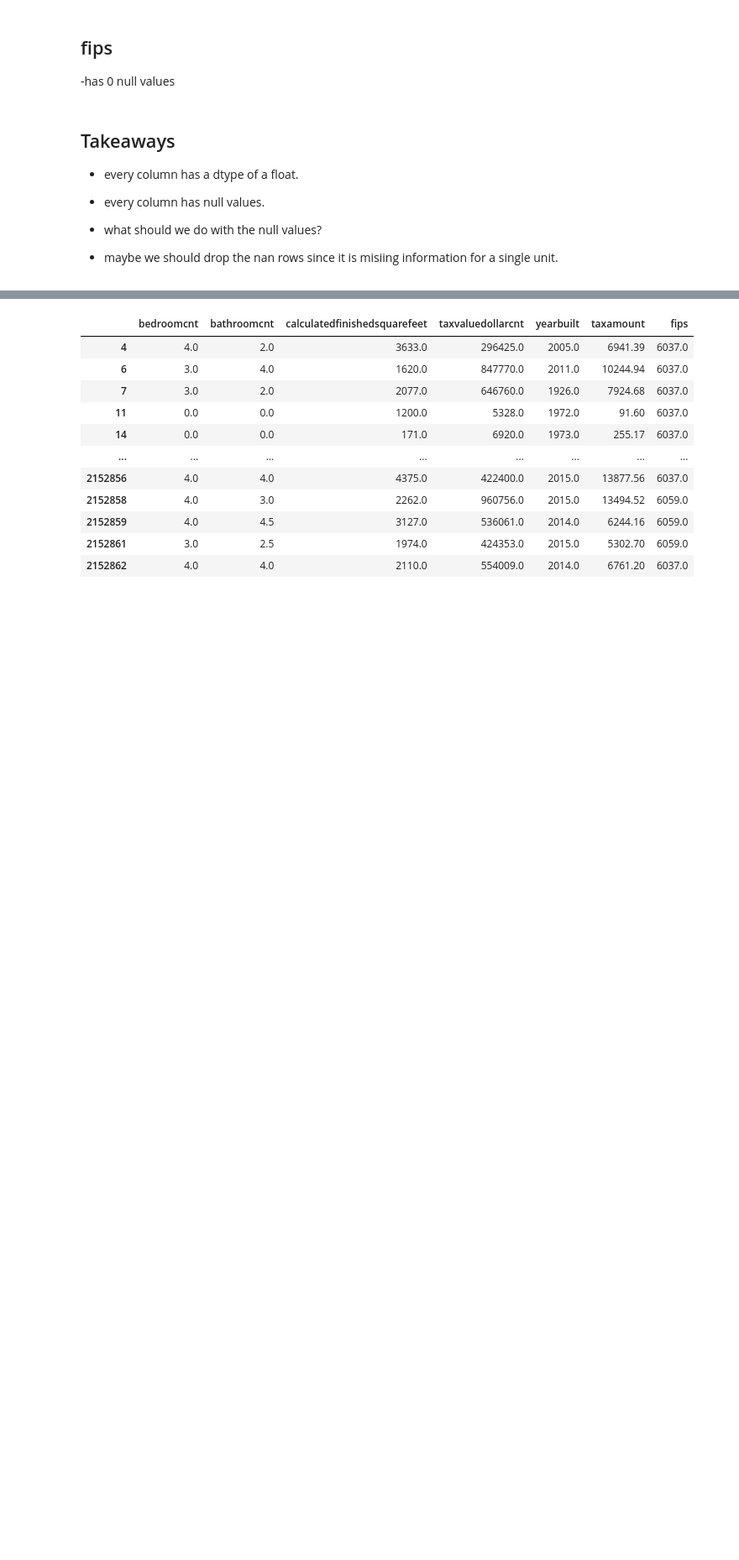
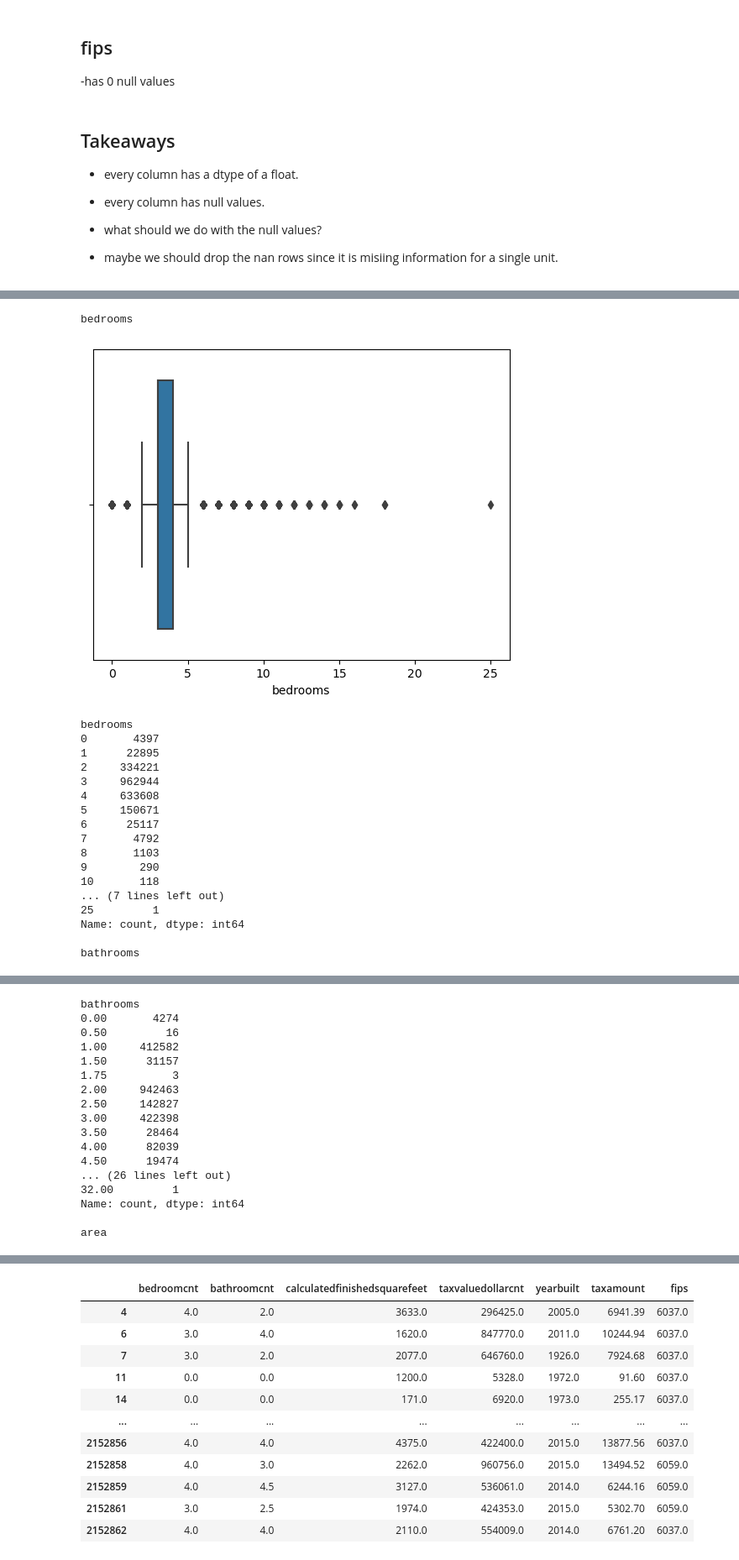
Before and after one commit to Marshiano-Pandt/regression-exercise, a Jupyter notebook: wrangle.ipynb, the cells around one changed output, grey strips where cells are left out. Shown at 84% size. Saved outputs shown, nothing was run; the diff lists cells and outputs as text; code cells hidden in the pictures; blank space fills up the shorter version.

```diff
--- a/wrangle.ipynb
+++ b/wrangle.ipynb
@@ -256,0 +509,28 @@ df.fips.isnull().sum()
+# %%
+for col in df.columns[:-1]:
+    print(col)
+    sns.boxplot(data=df, x=col)
+    plt.show()
+
+    print(df[col].value_counts().sort_index())
+    print()
+# %% [output]
+bedrooms
+[figure, added]
+bedrooms
+0       4397
+1      22895
+2     334221
+3     962944
+4     633608
+5     150671
+6      25117
+7       4792
+8       1103
+9        290
+10       118
+... (7 lines left out)
+25         1
+Name: count, dtype: int64
+
+bathrooms
@@ -256,0 +538,17 @@ df.fips.isnull().sum()
+bathrooms
+0.00       4274
+0.50         16
+1.00     412582
+1.50      31157
+1.75          3
+2.00     942463
+2.50     142827
+3.00     422398
+3.50      28464
+4.00      82039
+4.50      19474
+... (26 lines left out)
+32.00         1
+Name: count, dtype: int64
+
+area
```
Also changed, not shown: parts of 33 cells of this notebook, 1 other file.
